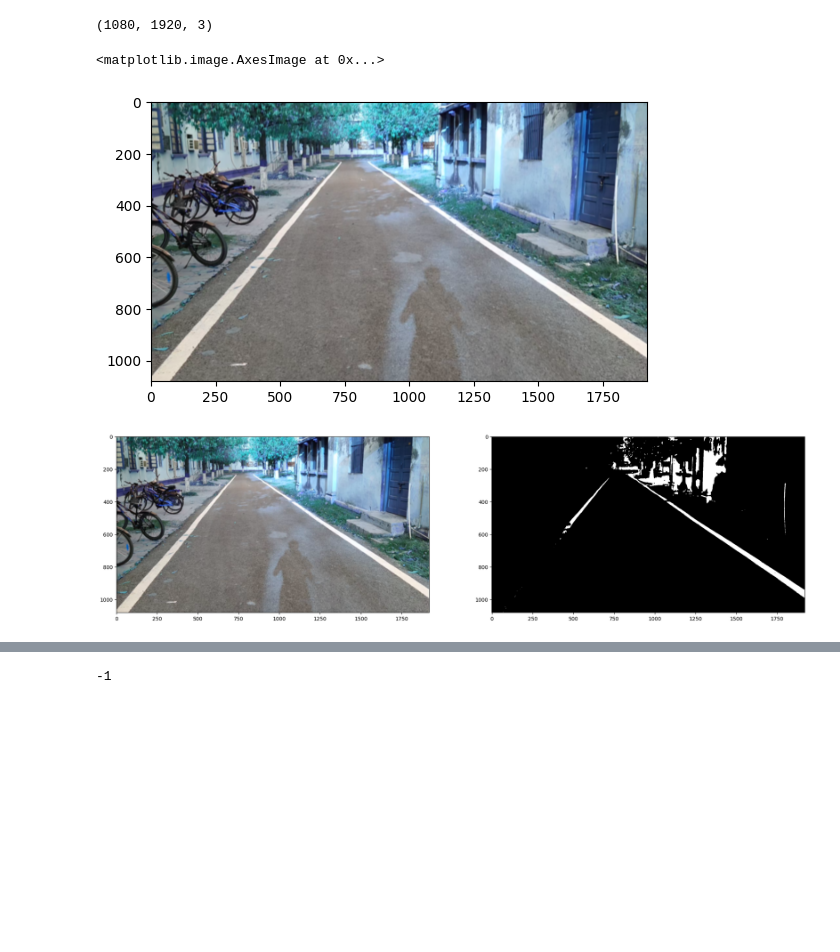
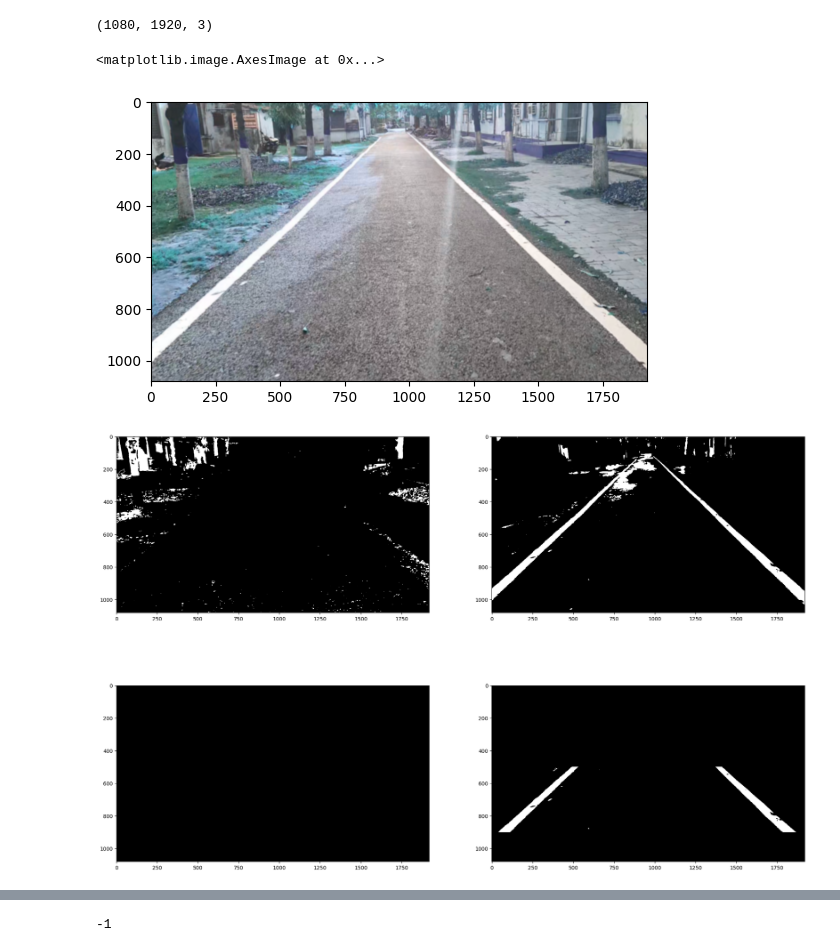
Before and after one commit to prayashdash1729/Averera-Segmentation-and-OpenCV-, a Jupyter notebook: new_exp.ipynb, the cells around one changed output, grey strips where cells are left out. Saved outputs shown, nothing was run; the diff lists cells and outputs as text; code cells hidden in the pictures; blank space fills up the shorter version.

Commit message:
modified code for new roads

```diff
--- a/new_exp.ipynb
+++ b/new_exp.ipynb
@@ -20,0 +15,3 @@ print(frame.shape)
+# %%
+frame = cv2.imread("new_road_frames/new_road_1400.jpg")
+plt.imshow(frame)
@@ -30,7 +30,7 @@ img = cv2.GaussianBlur(img, (11,11), 0)
 plt.imshow(img)
 # %% [output]
 <matplotlib.image.AxesImage at 0x...>
-[figure, old version]
+[figure, new version]
 # %%
 def threshold_rel(img, lo, hi):
     vmin = np.min(img)
@@ -62,51 +62,51 @@ def test(img):
 
 # #     ax4.imshow(right_lane, vmin=0, vmax=255, cmap='gray')
 
 #     ax3 = f.add_subplot(2, 2, 3)
 # #     ax1.imshow(threshold_rel(s_channel, 0.09, 0.3), vmin=0, vmax=255, cmap='gray')
 # #     ax2.imshow(threshold_rel(s_channel, 0.1, 0.3), vmin=0, vmax=255, cmap='gray')
 # #     ax3.imshow(threshold_rel(s_channel, 0.1, 0.23), vmin=0, vmax=255, cmap='gray')
 #     ax4 = f.add_subplot(2, 2, 4)
 
 #     res1 = threshold_abs(h_channel, 10, 85)
 #     res2 = threshold_rel(v_channel, 0.68, 1.0)
 #     lanes = res1 & res2
 
 
 
     f = plt.figure(figsize=(24, 16))
-    ax1 = f.add_subplot(1, 2, 1)
-    ax1.imshow(img)
-    ax2 = f.add_subplot(1, 2, 2)
-    ax2.imshow(threshold_rel(v_channel, 0.9, 1.0), vmin=0, vmax=255, cmap='gray')
+    ax1 = f.add_subplot(2, 2, 1)
+    ax1.imshow(threshold_abs(l_channel, 50, 80), vmin=0, vmax=255, cmap='gray')
+    ax2 = f.add_subplot(2, 2, 2)
+    ax2.imshow(threshold_rel(v_channel, 0.83, 1.0), vmin=0, vmax=255, cmap='gray')
     # ax1.imshow(tmp)
-    # res1 = threshold_abs(s_channel, 10, 85)
-    # res2 = threshold_rel(s_channel, 0.68, 1.0)
-    # lanes = res1 & res2
-    # ax2.imshow(lanes, vmin=0, vmax=255, cmap='gray')
+    res1 = threshold_abs(l_channel, 50, 80)
+    res2 = threshold_rel(v_channel, 0.83, 1.0)
+    lanes = res1 & res2
+    ax3 = f.add_subplot(2, 2, 3)
+    ax3.imshow(lanes, vmin=0, vmax=255, cmap='gray')
     # ax2.imshow(h_channel, vmin=0, vmax=255, cmap='gray')
 
-    # ax3 = f.add_subplot(1, 2, 3)
-    height = img.shape[0]
+    height, width = img.shape[0], img.shape[1]
     region_of_interest = np.array([
-        [(1400, 1250), (250, height), (3300, height), (2250, 1250)]
+        [(400, 500), (0, 900), (width, 900), (1600, 500)]
         ])
-    # mask = np.zeros_like(lanes)
-    # cv2.fillConvexPoly(mask, region_of_interest, 255)
+    mask = np.zeros_like(lanes)
+    cv2.fillConvexPoly(mask, region_of_interest, 255)
     # ax3.imshow(mask, vmin=0, vmax=255, cmap='gray')
     # ax3.imshow(v_channel, vmin=0, vmax=255, cmap='gray')
 #     print(lanes.shape)
 #     print(mask.shape)
-    # lane_lines = lanes & mask
-    # lane_lines[:1650,2150] = 0
+    lane_lines = res2 & mask
+    lane_lines[:700,1300] = 0
 
-    # ax4 = f.add_subplot(2, 2, 4)
-    # ax4.imshow(lane_lines, vmin=0, vmax=255, cmap='gray')
+    ax4 = f.add_subplot(2, 2, 4)
+    ax4.imshow(lane_lines, vmin=0, vmax=255, cmap='gray')
     # ax4.imshow(s_channel, vmin=0, vmax=255, cmap='gray')
 
 test(img)
 # %% [output]
-[figure, old version]
+[figure, new version]
 # %%
 plt.imshow(img)
 # %% [output]
```
Also changed, not shown: parts of 8 cells of this notebook.
